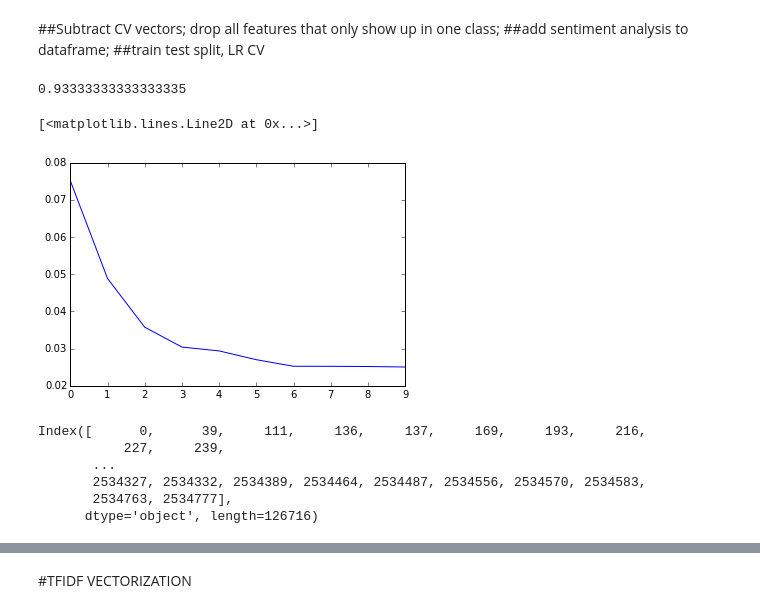
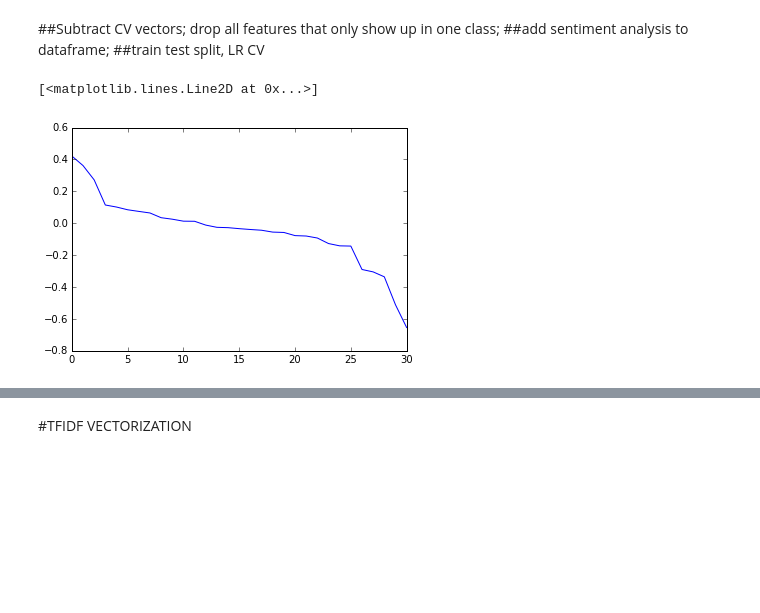
Before and after one commit to willyem/debateproject, a Jupyter notebook: workbook_in_process.ipynb, the cells around one changed output, grey strips where cells are left out. Cells and saved outputs as stored; diff of their text form; code cells hidden in the pictures; blank space fills up the shorter version.

```diff
--- a/workbook_in_process.ipynb
+++ b/workbook_in_process.ipynb
@@ -112,0 +108,10 @@ gnb = GaussianNB()
+# %%
+#win_minus_lose_vectors = []
+#for index in range(len(for_the_motion_win_classification)):
+#    if for_the_motion_win_classification[index] == 0:
+#        win_minus_lose_vectors.append(np.array((CV_vectors[index+107]-CV_vectors[index]).todense())[0])
+#    else:
+#        win_minus_lose_vectors.append(np.array(((CV_vectors[index]-CV_vectors[index+107]).todense()))[0])
+
+#win_minus_lose_vectors = np.asmatrix(win_minus_lose_vectors)
+win_minus_lose_vectors = CV_vectors[:107]-CV_vectors[107:]
@@ -115,2 +123,0 @@ subtracted_cv_vectors = CV_vectors[0:107] + CV_vectors[107:]
-# %%
-X_train, X_test, y_train, y_test = train_test_split(subtracted_cv_vectors.todense(), target)
@@ -139,8 +145,8 @@ f1_score(predicted_lg, y_test)
 ##add sentiment analysis to dataframe;
 ##train test split, LR CV
 # %%
-subtracted_cv_vectors = CV_vectors[0:107] - CV_vectors[107:]
-cv_df = pd.DataFrame(subtracted_cv_vectors.todense())
+#subtracted_cv_vectors = CV_vectors[0:107] - CV_vectors[107:]
+cv_df = pd.DataFrame(win_minus_lose_vectors.todense())
 dropped_cv_df = cv_df.drop(list(cv_df.columns[(cv_df[target==0].sum(axis = 0) == 0)]), axis=1)
 dropped_cv_df = dropped_cv_df.drop(list(dropped_cv_df.columns[(dropped_cv_df[target==1].sum(axis = 0) == 0)]), axis=1)
 # %%
@@ -148,28 +164,22 @@ dropped_cv_df[['FL', 'FA', 'FP', 'FS', 'AL', 'AA', 'AP', 'AS']] = df[['FL', 'FA'
 # %%
-X_train, X_test, y_train, y_test = train_test_split(np.array(dropped_cv_df), target)
-lg = LogisticRegressionCV(penalty = 'l1', solver='liblinear')
-fittedlg = lg.fit(X_train, y_train)
-predicted_lg = fittedlg.predict(X_test)
-f1_score(predicted_lg, y_test)
+f1scores = []
+randomarray = np.zeros(dropped_cv_df.shape[1])
+
+for x in range(1):
+    X_train, X_test, y_train, y_test = train_test_split(np.array(dropped_cv_df), target)
+    lg = LogisticRegressionCV(penalty = 'l1', solver='liblinear')
+    fittedlg = lg.fit(X_train, y_train)
+    predicted_lg = fittedlg.predict(X_test)
+    f1scores.append(f1_score(predicted_lg, y_test))
+    randomarray += fittedlg.coef_[0]
-# %% [output]
-0.93333333333333335
 # %%
-coefs = list(fittedlg.coef_[0])
+coefs = list(randomarray / 1.)
 coefs.sort(reverse=True)
-big_coefs = coefs[0:10]
+big_coefs = coefs[0:]
 plt.plot(big_coefs)
 # %% [output]
 [<matplotlib.lines.Line2D at 0x...>]
-[figure, old version]
+[figure, new version]
-# %%
-dropped_cv_df.columns[:-8]
-# %% [output]
-Index([      0,      39,     111,     136,     137,     169,     193,     216,
-           227,     239,
-       ...
-       2534327, 2534332, 2534389, 2534464, 2534487, 2534556, 2534570, 2534583,
-       2534763, 2534777],
-      dtype='object', length=126716)
 # %%
 important_vocab = [(key, index) for key, index in CV.vocabulary_.items() if index in dropped_cv_df.columns]
 # %%
```
Also changed, not shown: parts of 19 cells of this notebook.
